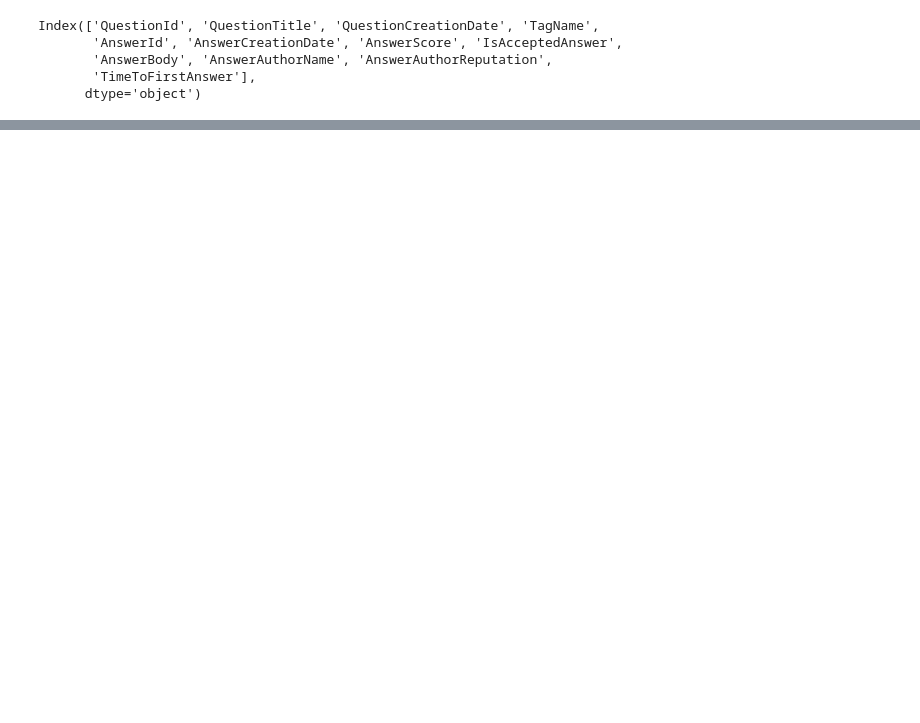
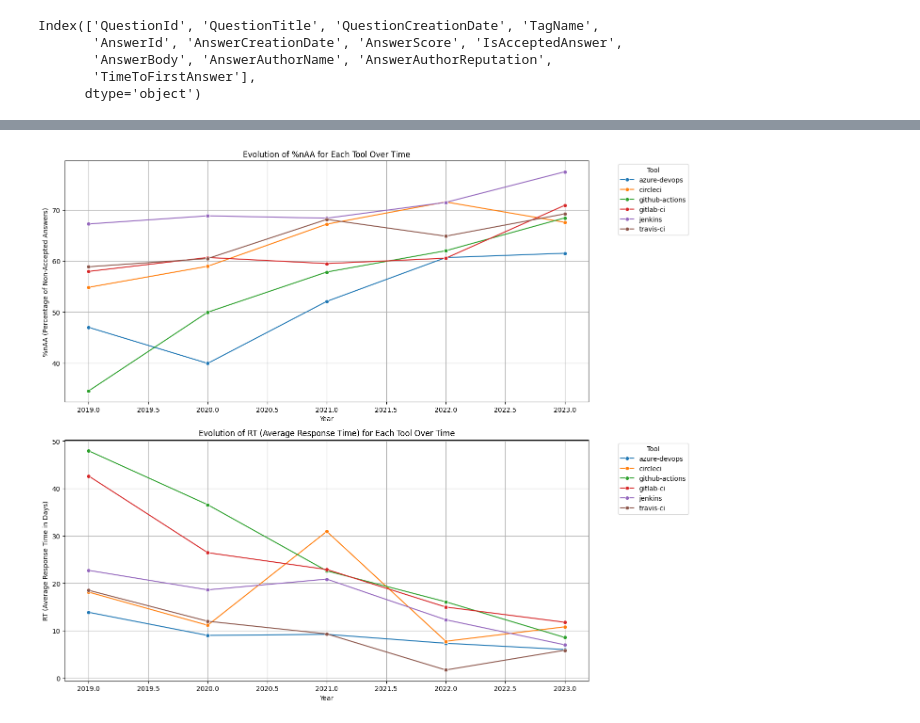
Before and after one commit to sandro-hernandez/GA_Developer_Needs_replication_package, a Jupyter notebook: RQ1_Relevance/ci_tools.ipynb, the cells around one changed output, grey strips where cells are left out. Drawn from its saved outputs; the diff is of its cells as text; code cells hidden in the pictures; blank space fills up the shorter version.

```diff
--- a/RQ1_Relevance/ci_tools.ipynb
+++ b/RQ1_Relevance/ci_tools.ipynb
@@ -234,0 +186,12 @@ df
+# %%
+# Extract the year from the CreationDate
+df['Year'] = df['CreationDate'].dt.year
+
+# Filter only questions (PostTypeId == 1)
+questions_df = df[df['PostTypeId'] == 1]
+
+# Group by Year and TagName, then count the number of questions
+yearly_question_count = questions_df.groupby(['Year', 'TagName']).size().unstack(fill_value=0)
+
+# Display the table
+print(yearly_question_count)
@@ -396,0 +331,5 @@ See the caveats in the documentation: https://pandas.pydata.org/pandas-docs/stab
+# %%
+# Remove the year 2024
+combined_df = pd.merge(results_df, avg_rt_df, on=['Year', 'Tool'])
+filtered_df = combined_df[combined_df['Year'] != 2024]
+filtered_df
@@ -396,0 +354,35 @@ See the caveats in the documentation: https://pandas.pydata.org/pandas-docs/stab
+# %%
+import matplotlib.pyplot as plt
+import seaborn as sns
+
+# Set up the figure size
+plt.figure(figsize=(14, 12))
+
+# Plot 1: Evolution of %nAA for each tool over time
+plt.subplot(2, 1, 1)
+sns.lineplot(x='Year', y='%nAA', hue='Tool', data=filtered_df, marker='o')
+plt.title('Evolution of %nAA for Each Tool Over Time')
+plt.xlabel('Year')
+plt.ylabel('%nAA (Percentage of Non-Accepted Answers)')
+plt.legend(title='Tool', bbox_to_anchor=(1.05, 1), loc='upper left')
+plt.grid(True)
+
+# Plot 2: Evolution of RT for each tool over time
+plt.subplot(2, 1, 2)
+sns.lineplot(x='Year', y='RT (Average Response Time in Days)', hue='Tool', data=filtered_df, marker='o')
+plt.title('Evolution of RT (Average Response Time) for Each Tool Over Time')
+plt.xlabel('Year')
+plt.ylabel('RT (Average Response Time in Days)')
+plt.legend(title='Tool', bbox_to_anchor=(1.05, 1), loc='upper left')
+plt.grid(True)
+
+# Adjust layout to prevent overlap
+plt.tight_layout()
+
+# Save the plot to a file named 'figs.png'
+plt.savefig('figs/nAA_RT_vs_time_each_tool.png')
+
+# Show the plots
+plt.show()
+# %% [output]
+[figure, added]
```
Also changed, not shown: parts of 35 cells of this notebook, 22 other files.
